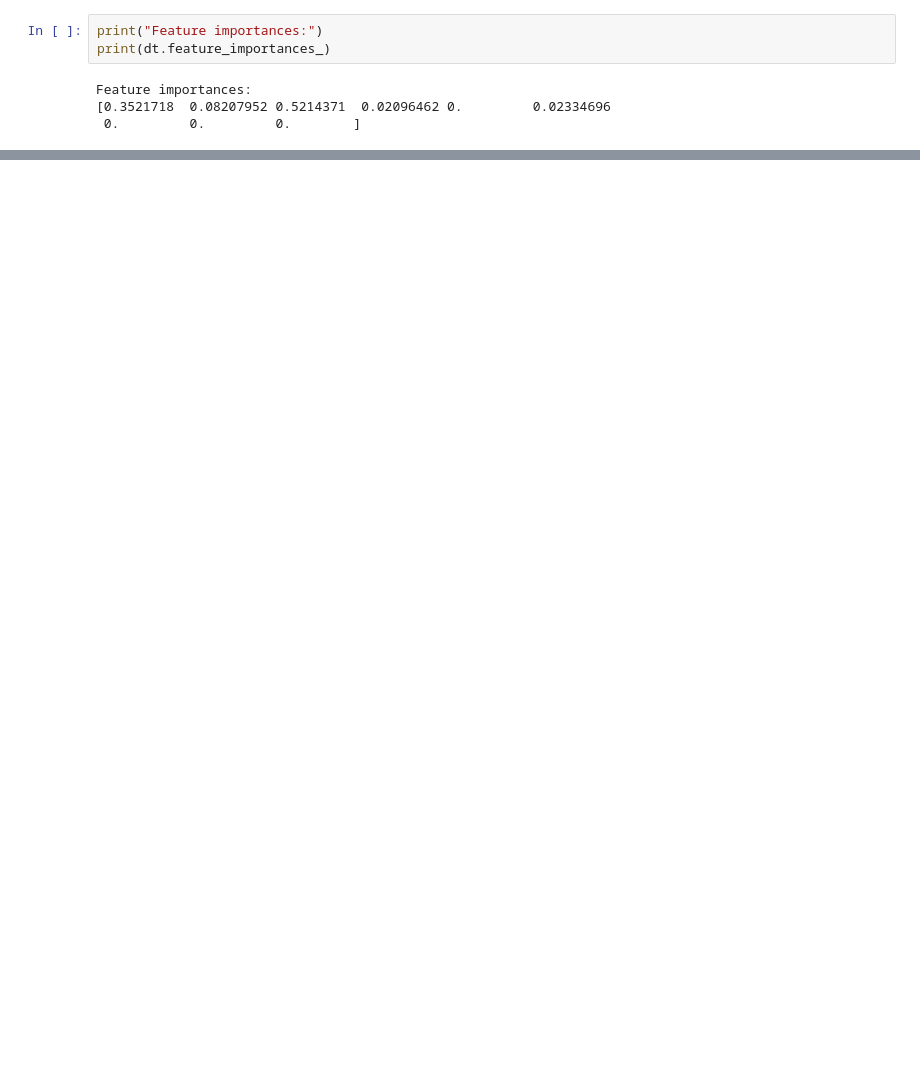
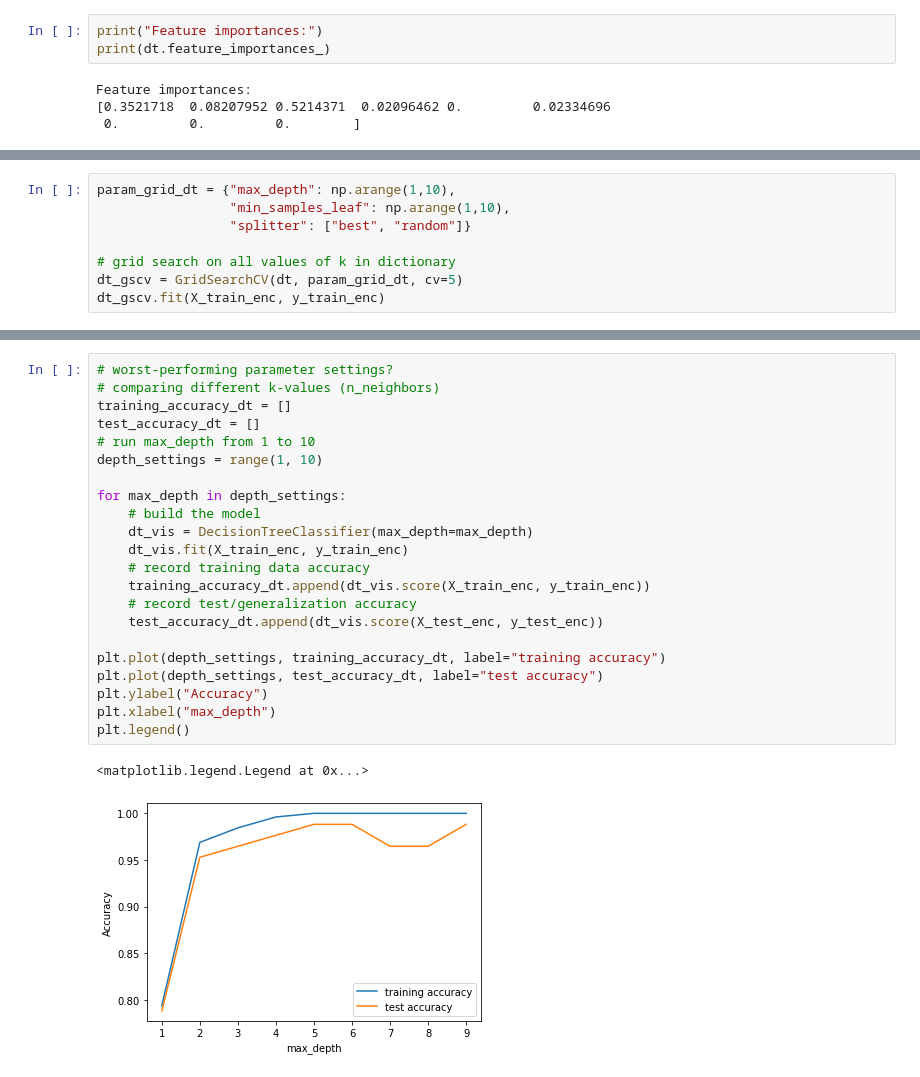
Before and after one commit to cheje/data71200, a Jupyter notebook: project2.ipynb, the cells around one changed output, grey strips where cells are left out. Drawn from its saved outputs; the diff is of its cells as text; blank space fills up the shorter version.

```diff
--- a/project2.ipynb
+++ b/project2.ipynb
@@ -689,0 +672,8 @@ Best accuracy score: 0.9922322775263952
+# %%
+param_grid_dt = {"max_depth": np.arange(1,10),
+                 "min_samples_leaf": np.arange(1,10),
+                 "splitter": ["best", "random"]}
+
+# grid search on all values of k in dictionary
+dt_gscv = GridSearchCV(dt, param_grid_dt, cv=5)
+dt_gscv.fit(X_train_enc, y_train_enc)
@@ -717,0 +720,25 @@ weighted avg       0.99      0.99      0.99        85
+# %%
+# worst-performing parameter settings?
+# comparing different k-values (n_neighbors)
+training_accuracy_dt = []
+test_accuracy_dt = []
+# run max_depth from 1 to 10
+depth_settings = range(1, 10)
+
+for max_depth in depth_settings:
+    # build the model
+    dt_vis = DecisionTreeClassifier(max_depth=max_depth)
+    dt_vis.fit(X_train_enc, y_train_enc)
+    # record training data accuracy
+    training_accuracy_dt.append(dt_vis.score(X_train_enc, y_train_enc))
+    # record test/generalization accuracy
+    test_accuracy_dt.append(dt_vis.score(X_test_enc, y_test_enc))
+
+plt.plot(depth_settings, training_accuracy_dt, label="training accuracy")
+plt.plot(depth_settings, test_accuracy_dt, label="test accuracy")
+plt.ylabel("Accuracy")
+plt.xlabel("max_depth")
+plt.legend()
+# %% [output]
+<matplotlib.legend.Legend at 0x...>
+[figure, added]
```
Also changed, not shown: parts of 67 cells of this notebook.
